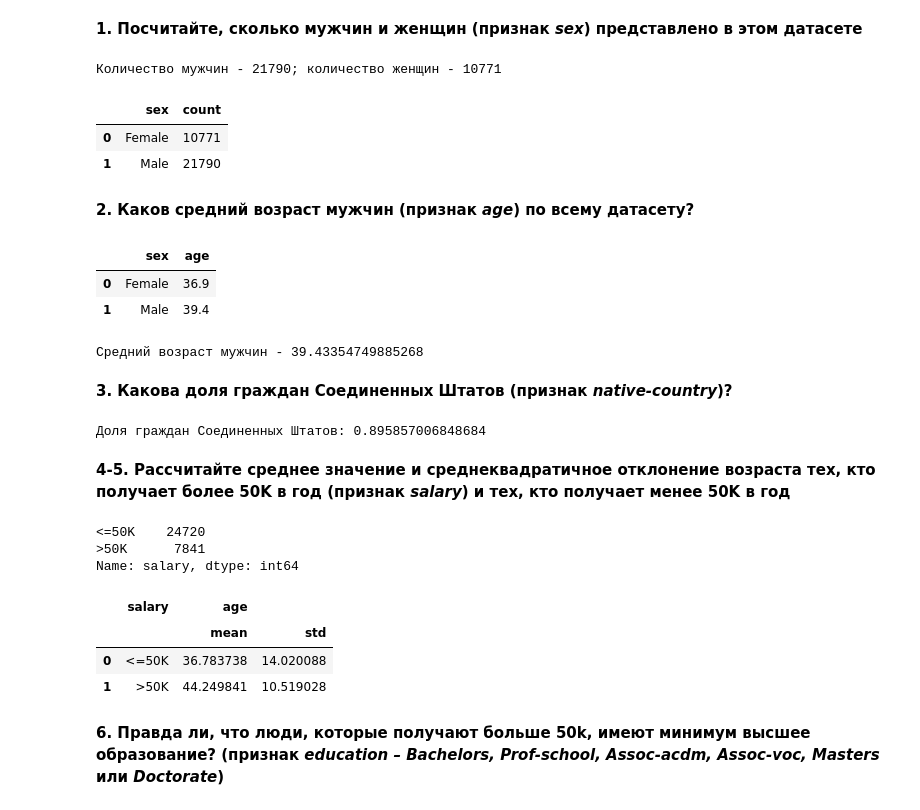
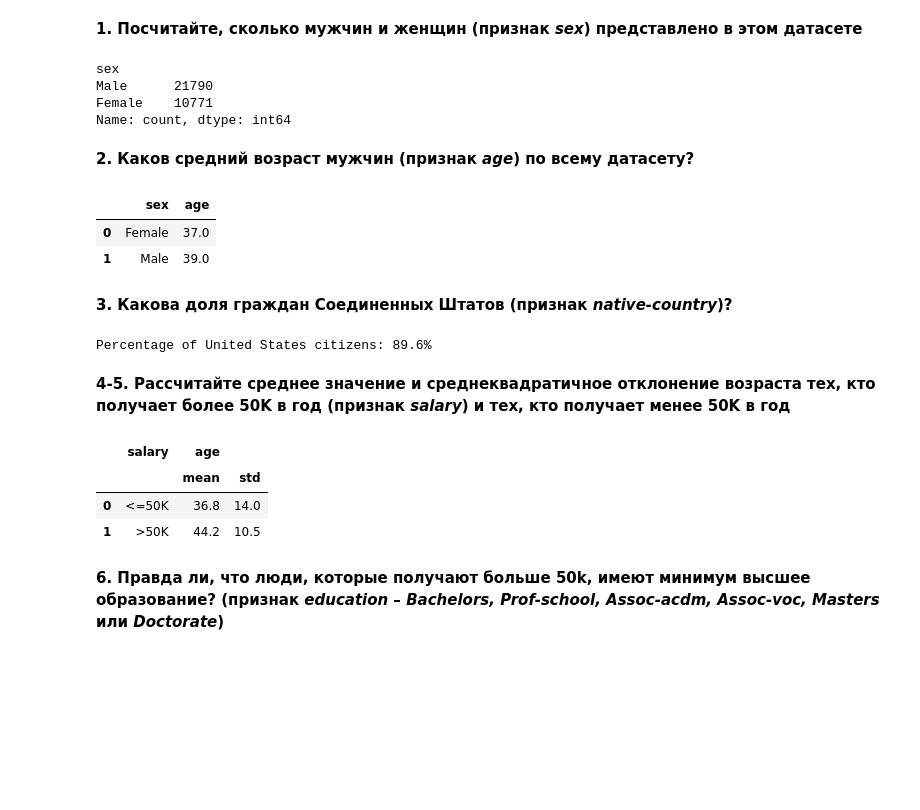
Before and after one commit to OlgaAlam/BigData_DE_Trainee, a Jupyter notebook: assignment_pandas_Telegina.ipynb, the cells around one changed output. Cells and saved outputs as stored; diff of their text form; code cells hidden in the pictures; blank space fills up the shorter version.

```diff
--- a/assignment_pandas_Telegina.ipynb
+++ b/assignment_pandas_Telegina.ipynb
@@ -38,56 +38,41 @@ data.shape
 (32561, 15)
 # %% [markdown]
 **1. Посчитайте, сколько мужчин и женщин (признак *sex*) представлено в этом датасете**
-# %%
-# your code
-male = data[data['sex'] == 'Male'].count()[0]
-female = data[data['sex'] == 'Female'].count()[0]
-print(f'Количество мужчин - {male}; количество женщин - {female}')
-# %% [output]
-Количество мужчин - 21790; количество женщин - 10771
-# %%
-data[['sex']].groupby(by=['sex'], as_index=False).value_counts()
-# %% [output]
-|  | sex | count |
-| 0 | Female | 10771 |
-| 1 | Male | 21790 |
+# %%
+#Number of male and female
+data['sex'].value_counts()
+# %% [output]
+sex
+Male      21790
+Female    10771
+Name: count, dtype: int64
 # %% [markdown]
 **2. Каков средний возраст мужчин (признак *age*) по всему датасету?**
 # %%
-# your code
-data.groupby(by=['sex'], as_index=False)[['age']].mean().round(1)
+#Average age grouped by sex
+data.groupby(by=['sex'], as_index=False)[['age']].mean().round(0)
 # %% [output]
 |  | sex | age |
-| 0 | Female | 36.9 |
-| 1 | Male | 39.4 |
+| 0 | Female | 37.0 |
+| 1 | Male | 39.0 |
-# %%
-avg_age_male = data['age'][data['sex'] == 'Male'].mean()
-print(f'Средний возраст мужчин - {avg_age_male}')
-# %% [output]
-Средний возраст мужчин - 39.43354749885268
 # %% [markdown]
 **3. Какова доля граждан Соединенных Штатов (признак *native-country*)?**
 # %%
-# your code
+#Percentage of United States citizens
 US_citizens_percentage = data['native-country'].value_counts().loc['United-States'] / len(data)
-print(f'Доля граждан Соединенных Штатов: {US_citizens_percentage}')
+
+print(f'Percentage of United States citizens: {round(US_citizens_percentage * 100, 1)}%')
 # %% [output]
-Доля граждан Соединенных Штатов: 0.895857006848684
+Percentage of United States citizens: 89.6%
 # %% [markdown]
 **4-5. Рассчитайте среднее значение и среднеквадратичное отклонение возраста тех, кто получает более 50K в год (признак *salary*) и тех, кто получает менее 50K в год**
-# %%
-data.salary.value_counts()
-# %% [output]
-<=50K    24720
->50K      7841
-Name: salary, dtype: int64
 # %%
-# your code
-data.groupby(by=['salary'])[['age']].agg(['mean','std']).reset_index()
+#Age grouped by salary
+data.groupby(by=['salary'])[['age']].agg(['mean','std']).round(1).reset_index()
 # %% [output]
 |  | salary | age |  |
 |  |  | mean | std |
-| 0 | <=50K | 36.783738 | 14.020088 |
-| 1 | >50K | 44.249841 | 10.519028 |
+| 0 | <=50K | 36.8 | 14.0 |
+| 1 | >50K | 44.2 | 10.5 |
 # %% [markdown]
 **6. Правда ли, что люди, которые получают больше 50k, имеют минимум высшее образование? (признак *education – Bachelors, Prof-school, Assoc-acdm, Assoc-voc, Masters* или *Doctorate*)**
```
Also changed, not shown: parts of 33 cells of this notebook, 2 other files.
